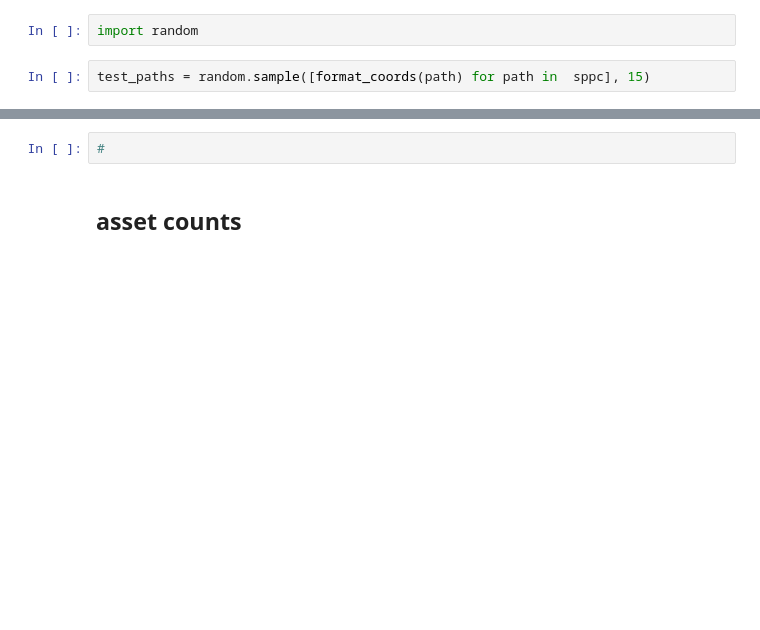
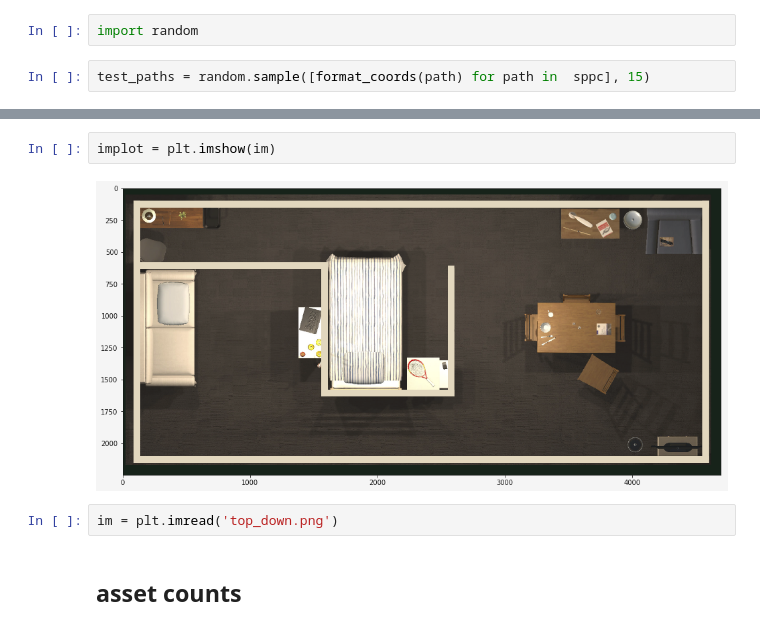
Before and after one commit to drschwenk/transfer, a Jupyter notebook: robothor_stats.ipynb, the cells around one changed output, grey strips where cells are left out. Drawn from its saved outputs; the diff is of its cells as text; blank space fills up the shorter version.

```diff
--- a/robothor_stats.ipynb
+++ b/robothor_stats.ipynb
@@ -448,5 +630,9 @@ plt.show()
-# %%
-#
+# %%
+implot = plt.imshow(im)
+# %% [output]
+[figure, added]
+# %%
+im = plt.imread('top_down.png')
 # %% [markdown]
 ##  asset counts
 # %%
```
Also changed, not shown: parts of 28 cells of this notebook, 1 other file.
